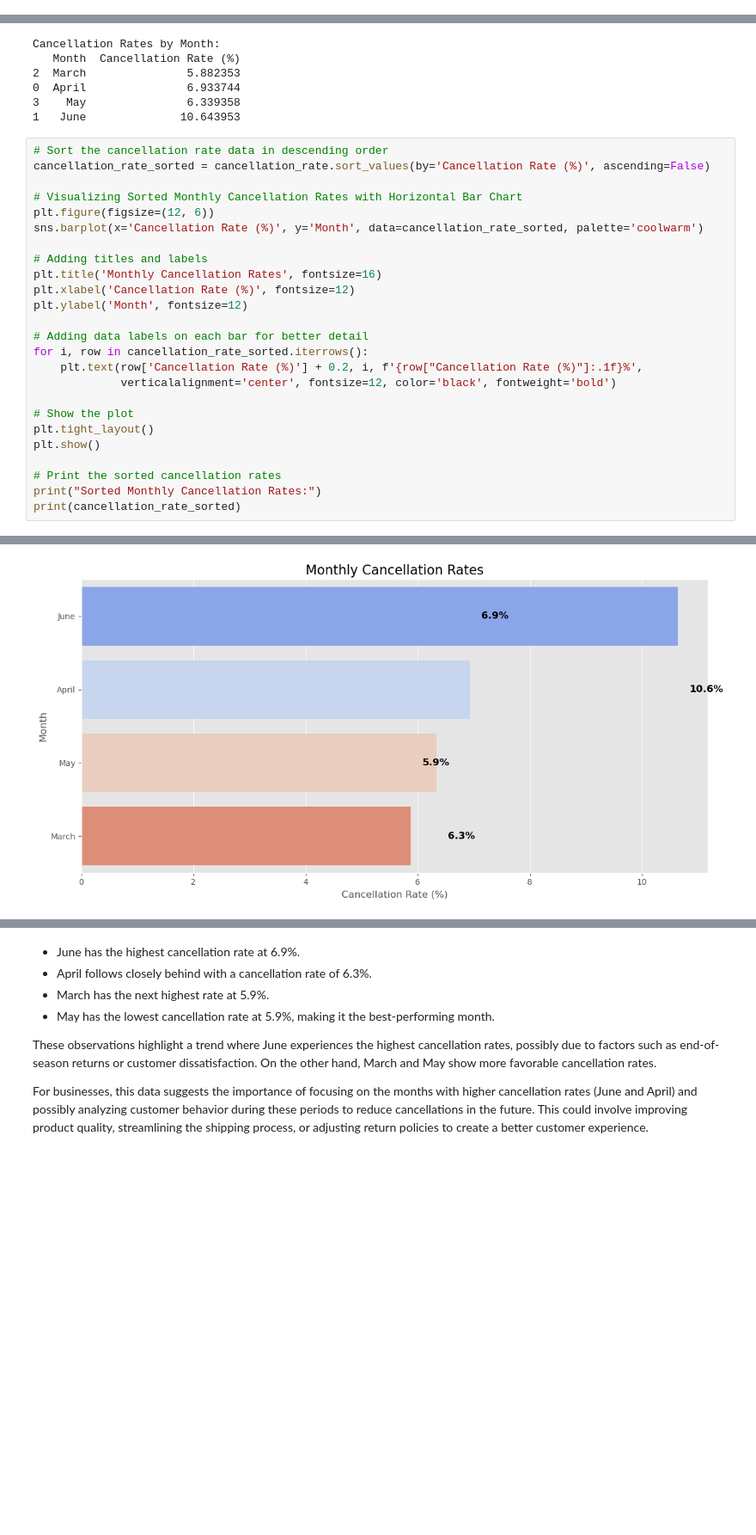
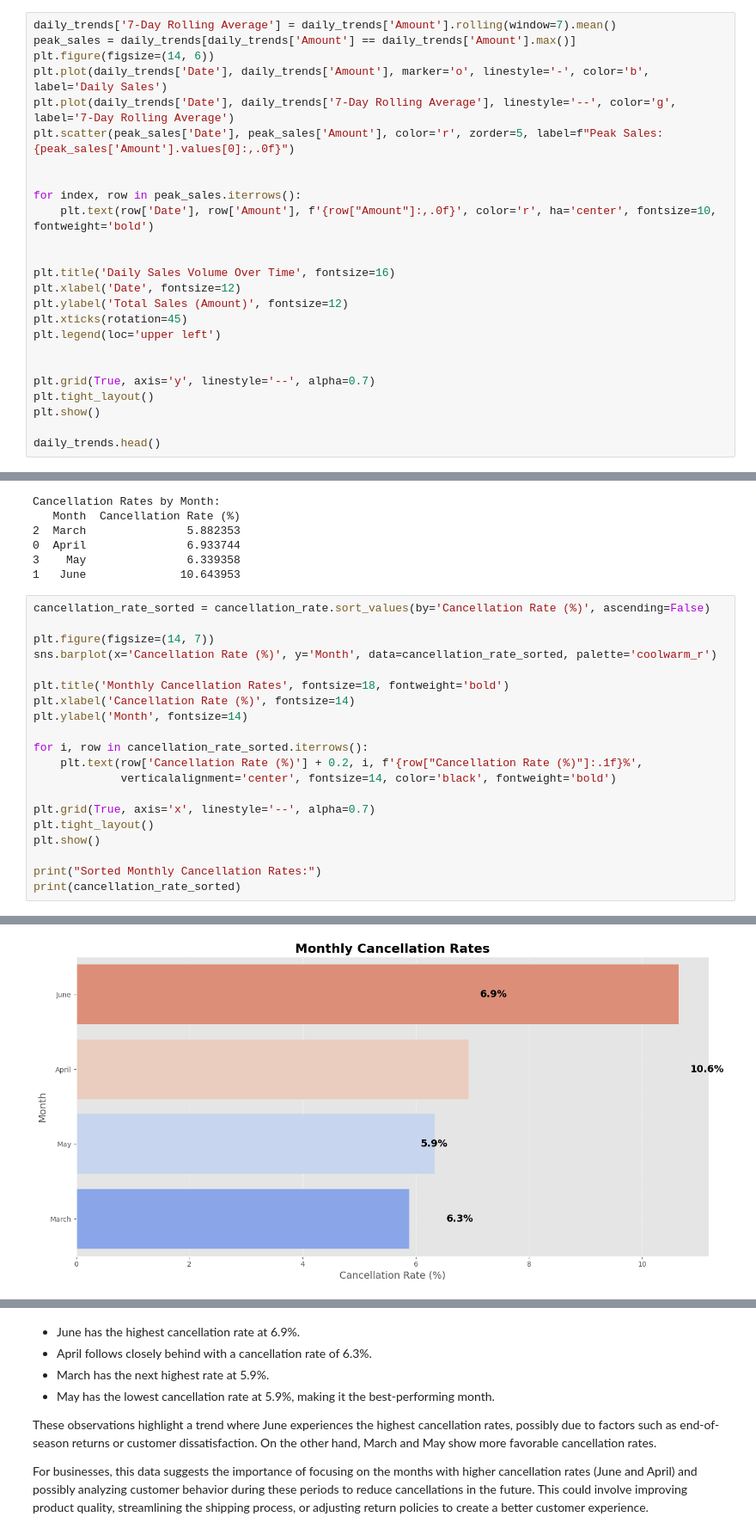
Before and after one commit to ElifSurucu/Analyzing-E-Commerce-Sales-Performance, a Jupyter notebook: Analysis_Notebook.ipynb, the cells around one changed output, grey strips where cells are left out. Shown at 86% size. Drawn from its saved outputs; the diff is of its cells as text; blank space fills up the shorter version.

```diff
--- a/Analysis_Notebook.ipynb
+++ b/Analysis_Notebook.ipynb
@@ -630,0 +619,25 @@ plt.show()
+# %%
+daily_trends['7-Day Rolling Average'] = daily_trends['Amount'].rolling(window=7).mean()
+peak_sales = daily_trends[daily_trends['Amount'] == daily_trends['Amount'].max()]
+plt.figure(figsize=(14, 6))
+plt.plot(daily_trends['Date'], daily_trends['Amount'], marker='o', linestyle='-', color='b', label='Daily Sales')
+plt.plot(daily_trends['Date'], daily_trends['7-Day Rolling Average'], linestyle='--', color='g', label='7-Day Rolling Average')
+plt.scatter(peak_sales['Date'], peak_sales['Amount'], color='r', zorder=5, label=f"Peak Sales: {peak_sales['Amount'].values[0]:,.0f}")
+
+
+for index, row in peak_sales.iterrows():
+    plt.text(row['Date'], row['Amount'], f'{row["Amount"]:,.0f}', color='r', ha='center', fontsize=10, fontweight='bold')
+
+
+plt.title('Daily Sales Volume Over Time', fontsize=16)
+plt.xlabel('Date', fontsize=12)
+plt.ylabel('Total Sales (Amount)', fontsize=12)
+plt.xticks(rotation=45)
+plt.legend(loc='upper left')
+
+
+plt.grid(True, axis='y', linestyle='--', alpha=0.7)
+plt.tight_layout()
+plt.show()
+
+daily_trends.head()
@@ -702,28 +723,23 @@ Cancellation Rates by Month:
 3    May               6.339358
 1   June              10.643953
 # %%
-# Sort the cancellation rate data in descending order
 cancellation_rate_sorted = cancellation_rate.sort_values(by='Cancellation Rate (%)', ascending=False)
 
-# Visualizing Sorted Monthly Cancellation Rates with Horizontal Bar Chart
-plt.figure(figsize=(12, 6))
-sns.barplot(x='Cancellation Rate (%)', y='Month', data=cancellation_rate_sorted, palette='coolwarm')
+plt.figure(figsize=(14, 7))
+sns.barplot(x='Cancellation Rate (%)', y='Month', data=cancellation_rate_sorted, palette='coolwarm_r')
 
-# Adding titles and labels
-plt.title('Monthly Cancellation Rates', fontsize=16)
-plt.xlabel('Cancellation Rate (%)', fontsize=12)
-plt.ylabel('Month', fontsize=12)
+plt.title('Monthly Cancellation Rates', fontsize=18, fontweight='bold')
+plt.xlabel('Cancellation Rate (%)', fontsize=14)
+plt.ylabel('Month', fontsize=14)
 
-# Adding data labels on each bar for better detail
 for i, row in cancellation_rate_sorted.iterrows():
     plt.text(row['Cancellation Rate (%)'] + 0.2, i, f'{row["Cancellation Rate (%)"]:.1f}%',
-             verticalalignment='center', fontsize=12, color='black', fontweight='bold')
+             verticalalignment='center', fontsize=14, color='black', fontweight='bold')
 
-# Show the plot
+plt.grid(True, axis='x', linestyle='--', alpha=0.7)
 plt.tight_layout()
 plt.show()
 
-# Print the sorted cancellation rates
 print("Sorted Monthly Cancellation Rates:")
 print(cancellation_rate_sorted)
 # %% [output]
@@ -733,4 +749,4 @@ Passing `palette` without assigning `hue` is deprecated and will be removed in v
-[figure, old version]
+[figure, new version]
 Sorted Monthly Cancellation Rates:
    Month  Cancellation Rate (%)  Month_Num
 1   June              10.643953          6
```
Also changed, not shown: parts of 35 cells of this notebook.
